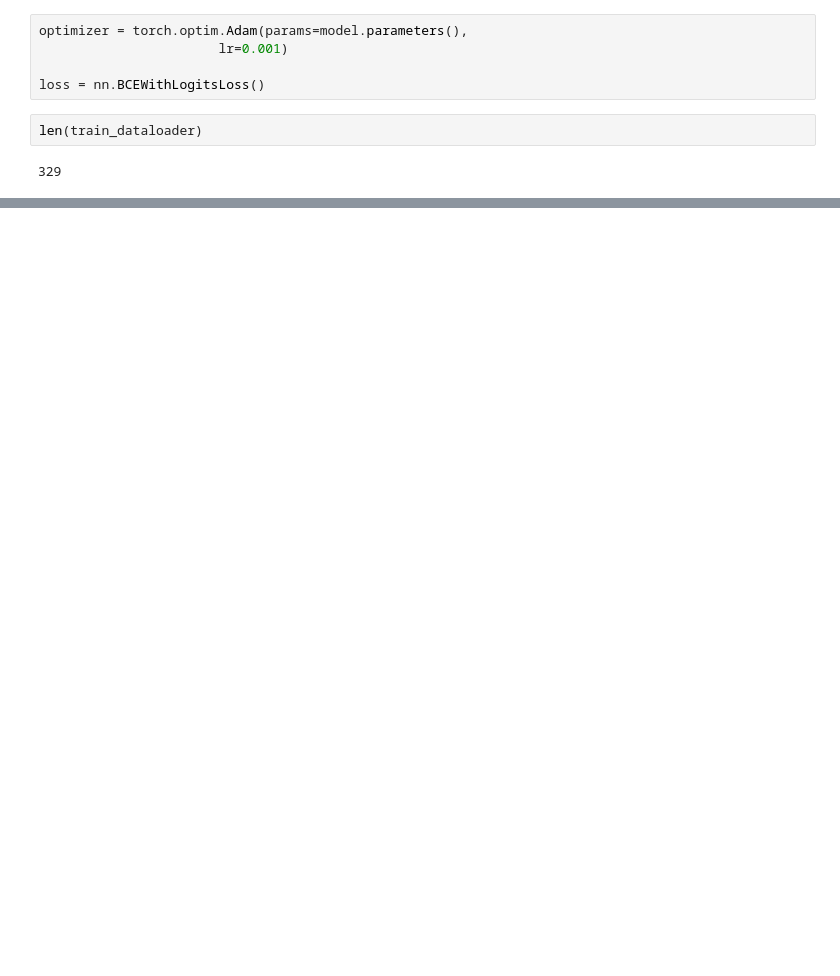
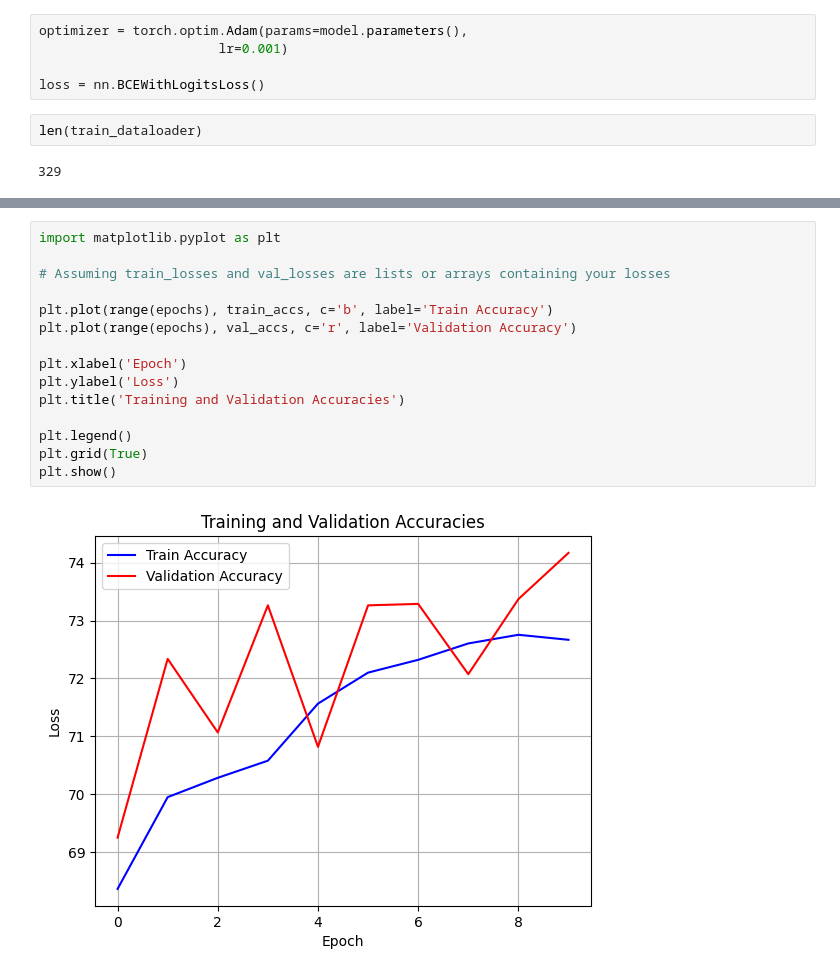
Before and after one commit to Rubeennn/Dog_Cat_dataset, a Jupyter notebook: Cat_Dog.ipynb, the cells around one changed output, grey strips where cells are left out. Drawn from its saved outputs; the diff is of its cells as text; blank space fills up the shorter version.

```diff
--- a/Cat_Dog.ipynb
+++ b/Cat_Dog.ipynb
@@ -332,0 +343,17 @@ a.shape, a.squeeze().shape
+# %%
+import matplotlib.pyplot as plt
+
+# Assuming train_losses and val_losses are lists or arrays containing your losses
+
+plt.plot(range(epochs), train_accs, c='b', label='Train Accuracy')
+plt.plot(range(epochs), val_accs, c='r', label='Validation Accuracy')
+
+plt.xlabel('Epoch')
+plt.ylabel('Loss')
+plt.title('Training and Validation Accuracies')
+
+plt.legend()
+plt.grid(True)
+plt.show()
+# %% [output]
+[figure, added]
```
Also changed, not shown: parts of 14 cells of this notebook.
